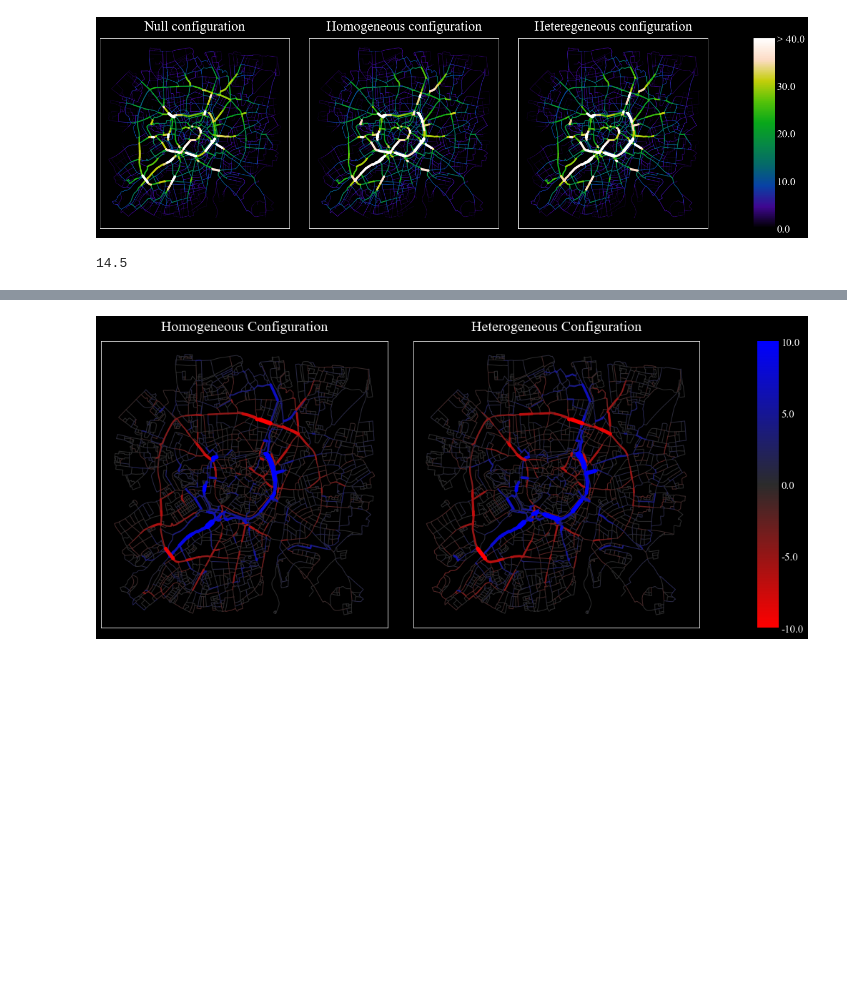
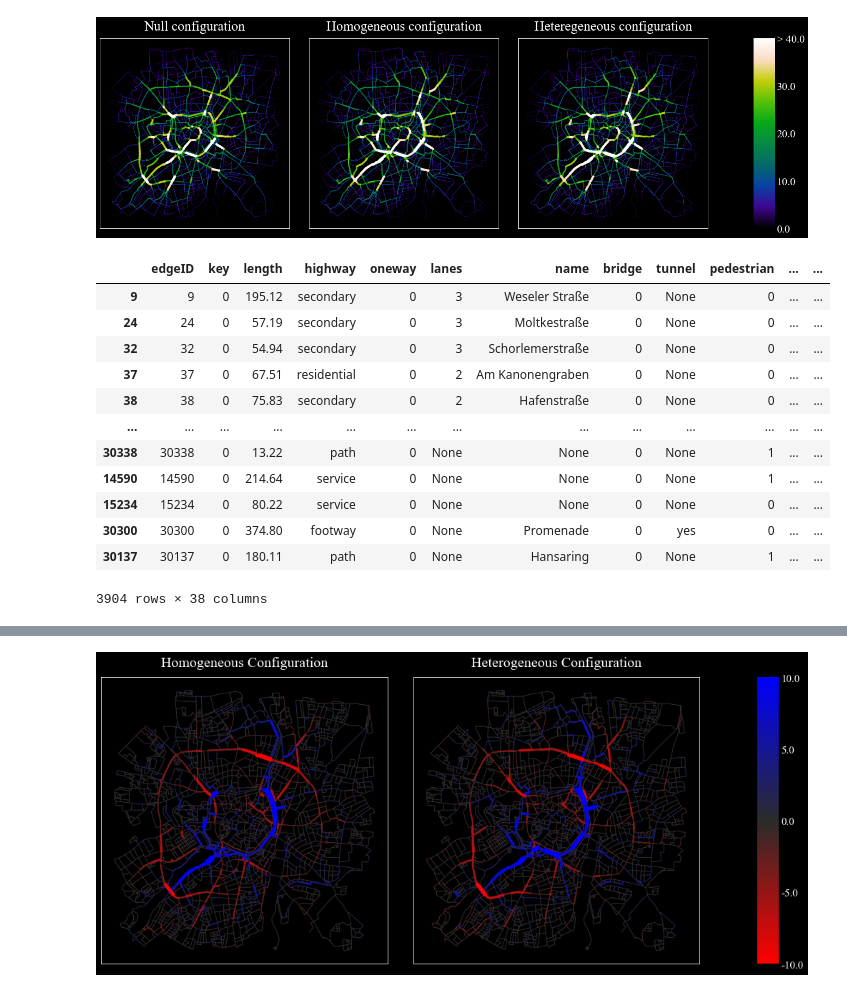
Before and after one commit to g-filomena/PedSimCity-Evaluation, a Jupyter notebook: 03-EmpiricalABM_Evaluation.ipynb, the cells around one changed output, grey strips where cells are left out. Cells and saved outputs as stored; diff of their text form; code cells hidden in the pictures; blank space fills up the shorter version.

```diff
--- a/03-EmpiricalABM_Evaluation.ipynb
+++ b/03-EmpiricalABM_Evaluation.ipynb
@@ -69,0 +128,42 @@ edges = af.aggregate_runs(df_list, configurations, edges, ddof = 0)
+# %%
+edges['hetero_pvalue'] = 0.000
+edges['homo_pvalue'] = 0.000
+edges['homo_pvalue_cl'] = "No significant diff."
+edges['hetero_pvalue_cl'] = "No significant diff."
+
+for n, df_edge in enumerate(df_edges):
+    x = df_edge[df_edge['configuration'] == 'null']['value'].to_list()
+    y = df_edge[df_edge['configuration'] == 'heterogeneous']['value'].to_list()
+    z = df_edge[df_edge['configuration'] == 'homogeneous']['value'].to_list()
+
+    # null vs heterogeneous
+    if x != y:
+        hetero = pin.wilcoxon(x = x, y = y, alternative='two-sided')
+        hetero_pvalue = hetero.iloc[0]['p-val']
+    else:
+        hetero_pvalue = 1.0
+
+    # null vs homogeneous
+    if x != z:
+        homo = pin.wilcoxon(x = x, y = z, alternative='two-sided')
+        homo_pvalue = homo.iloc[0]['p-val']
+    else:
+        homo_pvalue = 1.0
+
+    edge = edges_list[n]
+    edges.at[edge, 'hetero_pvalue'] = hetero_pvalue
+    edges.at[edge, 'homo_pvalue'] = homo_pvalue
+
+    if edges.loc[edge]['hetero_pvalue'] <= 0.05:
+        if edges.loc[edge]['hetero'] > edges.loc[edge]['nullGroup']:
+            color_hetero = "Significant diff. (+)"
+        else:
+            color_hetero = "Significant diff. (-)"
+        edges.at[edge, 'hetero_pvalue_cl'] = color_hetero
+
+    if edges.loc[edge]['homo_pvalue'] <= 0.05:
+        if edges.loc[edge]['population'] > edges.loc[edge]['nullGroup']:
+            color_homo = "Significant diff. (+)"
+        else:
+            color_homo = "Significant diff. (-)"
+        edges.at[edge, 'homo_pvalue_cl'] = color_homo
@@ -280,6 +409,18 @@ fig = ci.plot_gdf_grid(edges, ncols = 3, fig_size = 20, columns = configurations
 # %% [output]
 [figure]
 # %%
-edges['homo_diff'].max()
+edges
 # %% [output]
+|  | edgeID | key | length | highway | oneway | lanes | name | bridge | tunnel | pedestrian | ... | ... |
+| 9 | 9 | 0 | 195.12 | secondary | 0 | 3 | Weseler Straße | 0 | None | 0 | ... | ... |
+| 24 | 24 | 0 | 57.19 | secondary | 0 | 3 | Moltkestraße | 0 | None | 0 | ... | ... |
+| 32 | 32 | 0 | 54.94 | secondary | 0 | 3 | Schorlemerstraße | 0 | None | 0 | ... | ... |
+| 37 | 37 | 0 | 67.51 | residential | 0 | 2 | Am Kanonengraben | 0 | None | 0 | ... | ... |
+| 38 | 38 | 0 | 75.83 | secondary | 0 | 2 | Hafenstraße | 0 | None | 0 | ... | ... |
+| ... | ... | ... | ... | ... | ... | ... | ... | ... | ... | ... | ... | ... |
+| 30338 | 30338 | 0 | 13.22 | path | 0 | None | None | 0 | None | 1 | ... | ... |
+| 14590 | 14590 | 0 | 214.64 | service | 0 | None | None | 0 | None | 1 | ... | ... |
+| 15234 | 15234 | 0 | 80.22 | service | 0 | None | None | 0 | None | 0 | ... | ... |
+| 30300 | 30300 | 0 | 374.80 | footway | 0 | None | Promenade | 0 | yes | 0 | ... | ... |
+| 30137 | 30137 | 0 | 180.11 | path | 0 | None | Hansaring | 0 | None | 1 | ... | ... |
-14.5
+3904 rows × 38 columns
```
Also changed, not shown: parts of 40 cells of this notebook, 13 other files.
